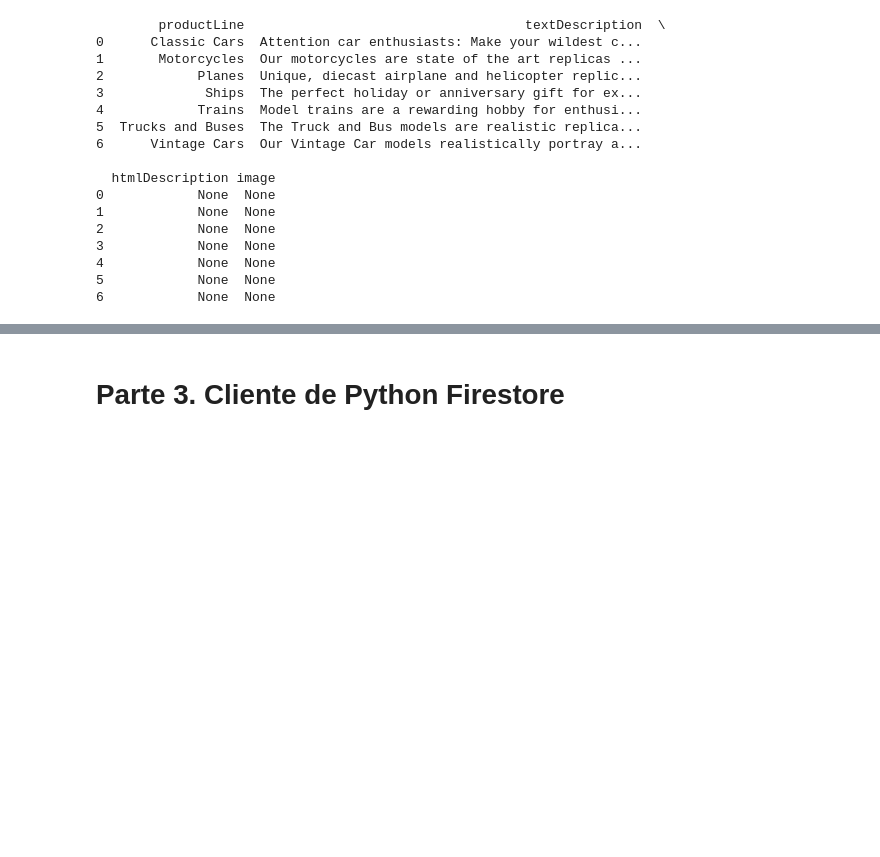
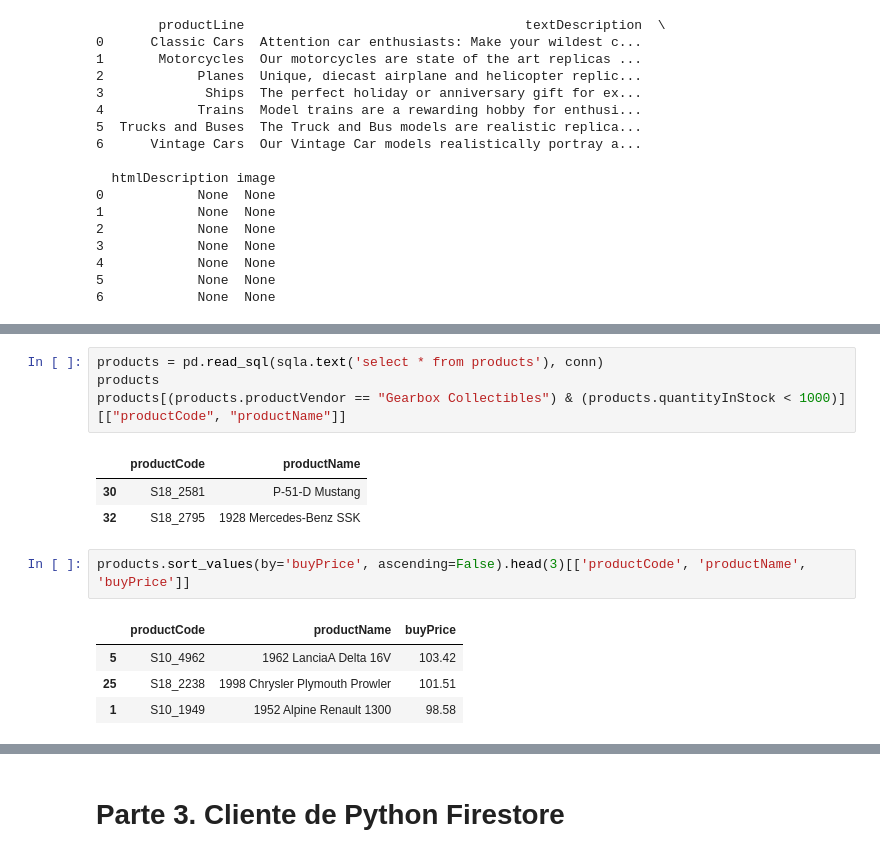
Before and after one commit to jericohd/Scrapy_NASA, a Jupyter notebook: Acceso_BD_Manipulacion_A01795534.ipynb, the cells around one changed output, grey strips where cells are left out. Cells and saved outputs as stored; diff of their text form; blank space fills up the shorter version.

```diff
--- a/Acceso_BD_Manipulacion_A01795534.ipynb
+++ b/Acceso_BD_Manipulacion_A01795534.ipynb
@@ -244,0 +297,15 @@ productlines= []
+# %%
+products = pd.read_sql(sqla.text('select * from products'), conn)
+products
+products[(products.productVendor == "Gearbox Collectibles") & (products.quantityInStock < 1000)][["productCode", "productName"]]
+# %% [output]
+|  | productCode | productName |
+| 30 | S18_2581 | P-51-D Mustang |
+| 32 | S18_2795 | 1928 Mercedes-Benz SSK |
+# %%
+products.sort_values(by='buyPrice', ascending=False).head(3)[['productCode', 'productName', 'buyPrice']]
+# %% [output]
+|  | productCode | productName | buyPrice |
+| 5 | S10_4962 | 1962 LanciaA Delta 16V | 103.42 |
+| 25 | S18_2238 | 1998 Chrysler Plymouth Prowler | 101.51 |
+| 1 | S10_1949 | 1952 Alpine Renault 1300 | 98.58 |
```
Also changed, not shown: parts of 15 cells of this notebook.
